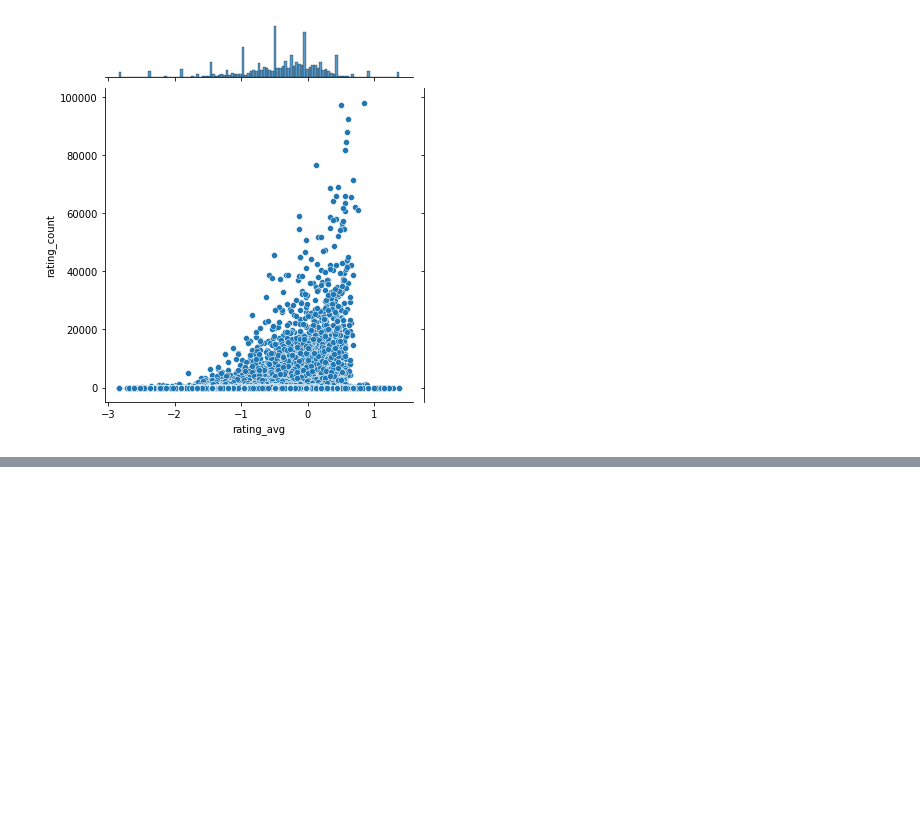
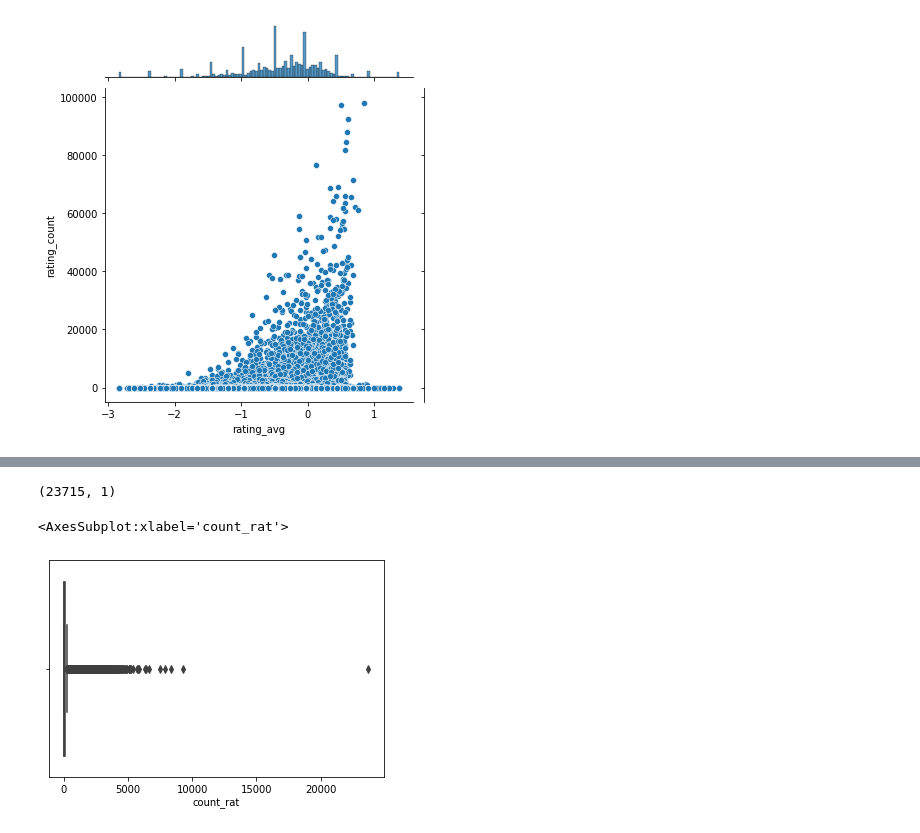
Before and after one commit to luismoroco/ScalableRecommendSystem, a Jupyter notebook: db-interact.ipynb, the cells around one changed output, grey strips where cells are left out. Drawn from its saved outputs; the diff is of its cells as text; code cells hidden in the pictures; blank space fills up the shorter version.

```diff
--- a/db-interact.ipynb
+++ b/db-interact.ipynb
@@ -123,0 +135,9 @@ sns.jointplot(x='rating_avg', y='rating_count', data=mov_df)
+# %%
+usr_rat_df['count_rat'].max(), usr_rat_df['count_rat'].min()
+# %% [output]
+(23715, 1)
+# %%
+sns.boxplot(sns.jointplot(x='rating_avg', y='rating_count', data=mov_df)['count_rat'])
+# %% [output]
+<AxesSubplot:xlabel='count_rat'>
+[figure, added]
```
Also changed, not shown: parts of 12 cells of this notebook.
